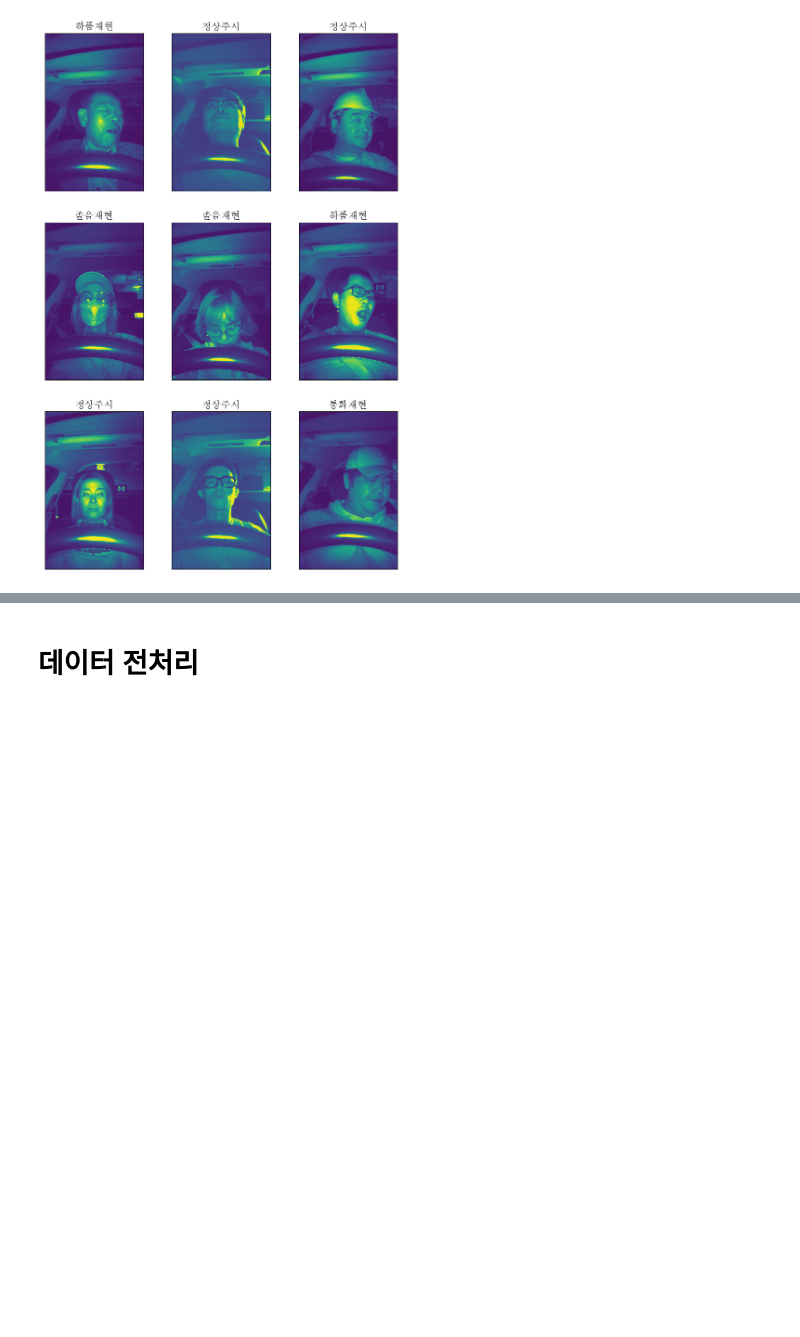
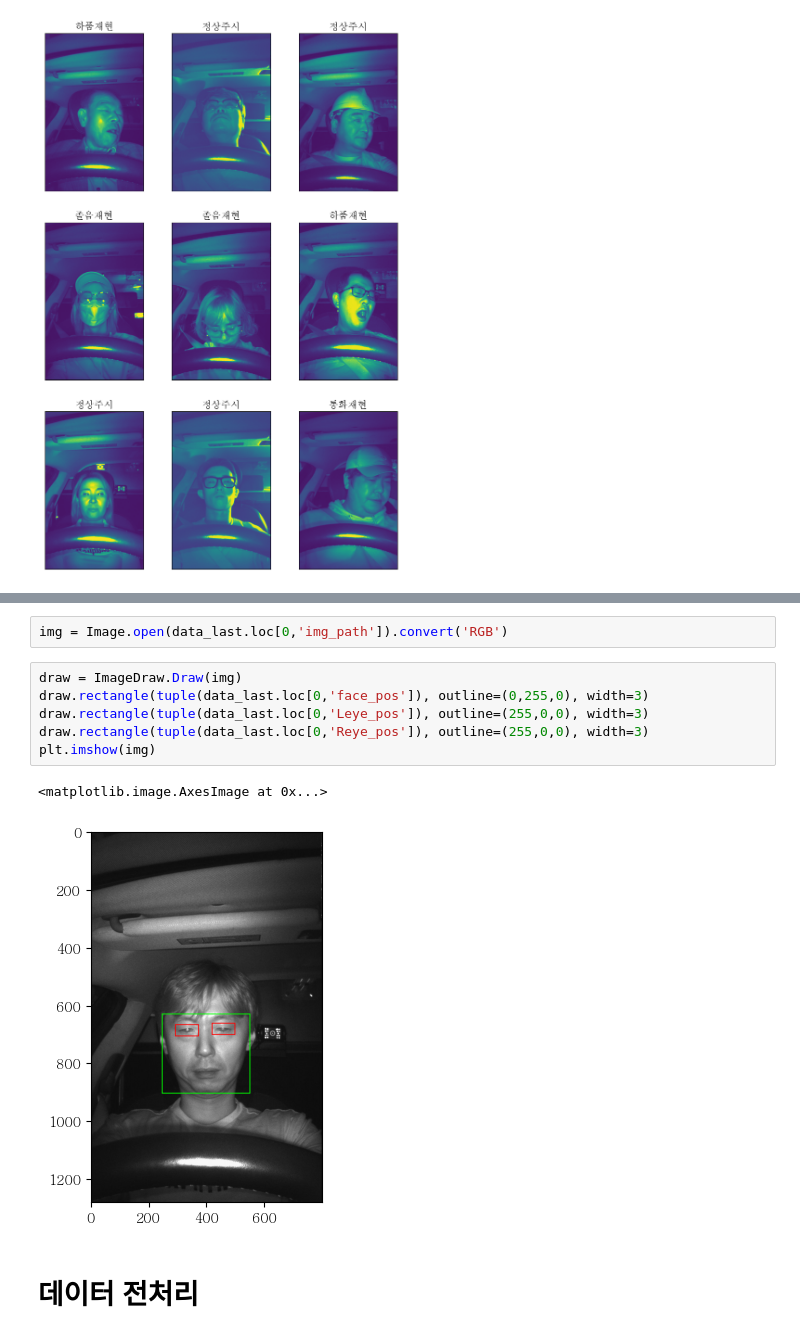
Before and after one commit to gityangwoo/DL_user_sleep_classifier, a Jupyter notebook: data_load.ipynb, the cells around one changed output, grey strips where cells are left out. Saved outputs shown, nothing was run; the diff lists cells and outputs as text; blank space fills up the shorter version.

```diff
--- a/data_load.ipynb
+++ b/data_load.ipynb
@@ -63,3 +89,14 @@ plt.show()
+# %%
+img = Image.open(data_last.loc[0,'img_path']).convert('RGB')
+# %%
+draw = ImageDraw.Draw(img)
+draw.rectangle(tuple(data_last.loc[0,'face_pos']), outline=(0,255,0), width=3)
+draw.rectangle(tuple(data_last.loc[0,'Leye_pos']), outline=(255,0,0), width=3)
+draw.rectangle(tuple(data_last.loc[0,'Reye_pos']), outline=(255,0,0), width=3)
+plt.imshow(img)
+# %% [output]
+<matplotlib.image.AxesImage at 0x...>
+[figure, added]
 # %% [markdown]
 # 데이터 전처리
 # %% [markdown]
```
Also changed, not shown: parts of 11 cells of this notebook.
